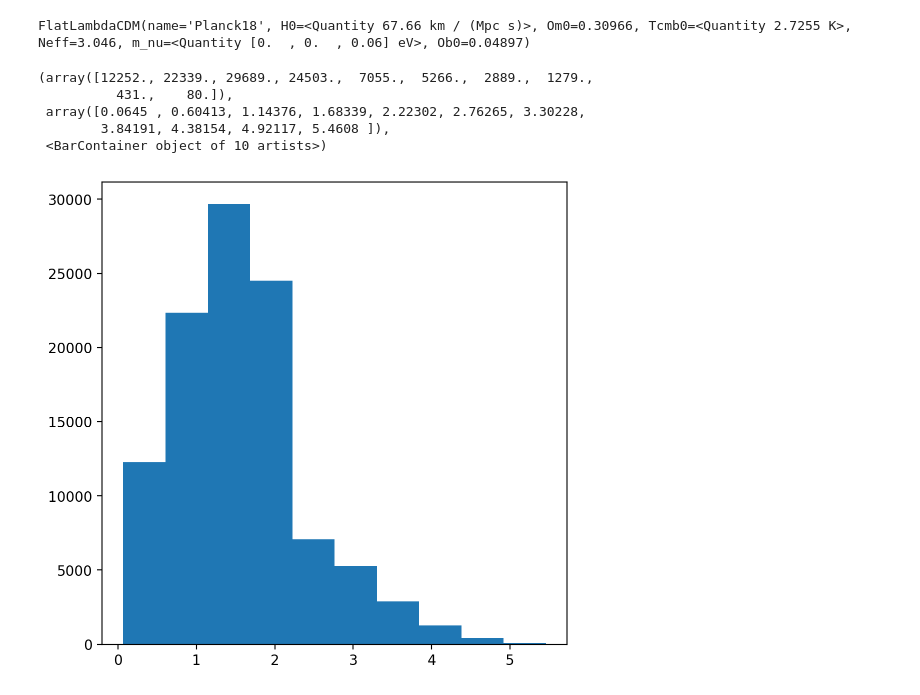
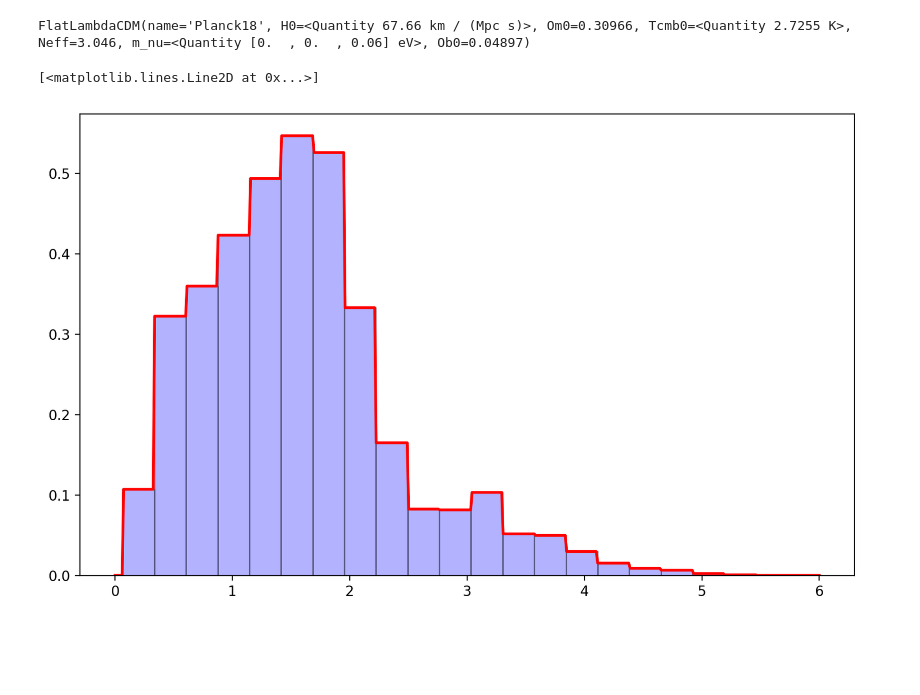
Before and after one commit to loredp02/astrostatistics_bicocca_2026, a Jupyter notebook: my_codes/ex_3_quasar_L4.ipynb, the cells around one changed output. Saved outputs shown, nothing was run; the diff lists cells and outputs as text; code cells hidden in the pictures; blank space fills up the shorter version.

Commit message:
quasar exercise no theorical curve

```diff
--- a/my_codes/ex_3_quasar_L4.ipynb
+++ b/my_codes/ex_3_quasar_L4.ipynb
@@ -19,12 +19,28 @@ FlatLambdaCDM(name='Planck18', H0=<Quantity 67.66 km / (Mpc s)>, Om0=0.30966, Tc
 from urllib.request import urlretrieve
 urlretrieve("http://das.sdss.org/va/qsocat/dr7qso.dat", './dr7qso.dat')
 z = np.loadtxt('dr7qso.dat', skiprows = 80, usecols=3)
-plt.hist(z)
+print("data recovered")
-# %% [output]
-(array([12252., 22339., 29689., 24503.,  7055.,  5266.,  2889.,  1279.,
-          431.,    80.]),
- array([0.0645 , 0.60413, 1.14376, 1.68339, 2.22302, 2.76265, 3.30228,
-        3.84191, 4.38154, 4.92117, 5.4608 ]),
- <BarContainer object of 10 artists>)
-[figure, removed]
+# %%
+n_bins = 20
+counts, bin_edges = np.histogram(z, bins = n_bins, density = True) #density permette di normalizzarlo
+max_hist = np.max(counts)
+
+def pdf(x):
+    if x < bin_edges[0] or x > bin_edges[-1]:
+        return 0.0
+    for i in range(len(counts)):
+        if bin_edges[i] <= x <= bin_edges[i+1]:
+            return counts[i]
+    return 0.0
+
+x_range = np.linspace(0, 6, 500)
+y_range = [pdf(val) for val in x_range]
+plt.figure(figsize=(10, 6))
+
+plt.hist(z, bins=n_bins, density=True, ec='black', alpha=0.3, color='blue', label='Dati originali')
+
+plt.plot(x_range, y_range, color='red', lw=2, label='PDF calcolata')
+# %% [output]
+[<matplotlib.lines.Line2D at 0x...>]
+[figure, added]
 # %%
```
Also changed, not shown: parts of 2 cells of this notebook.
